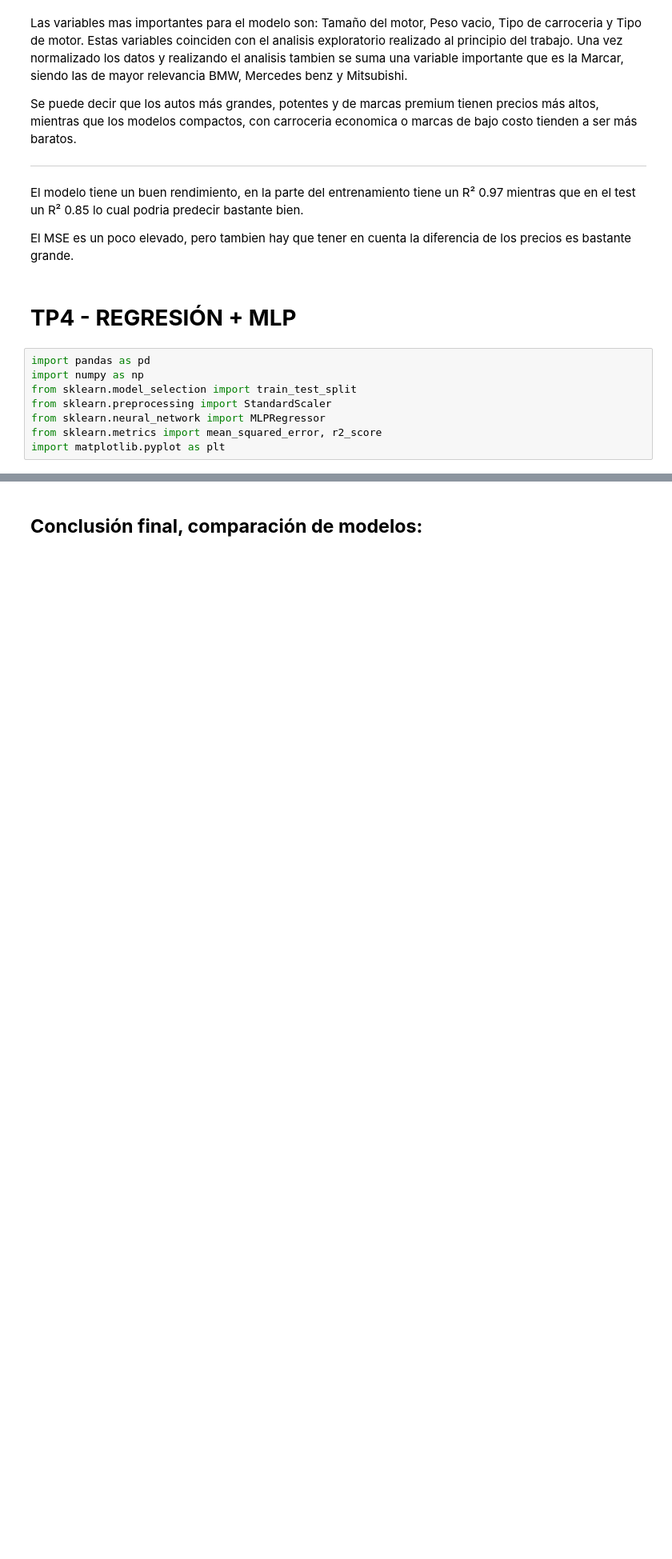
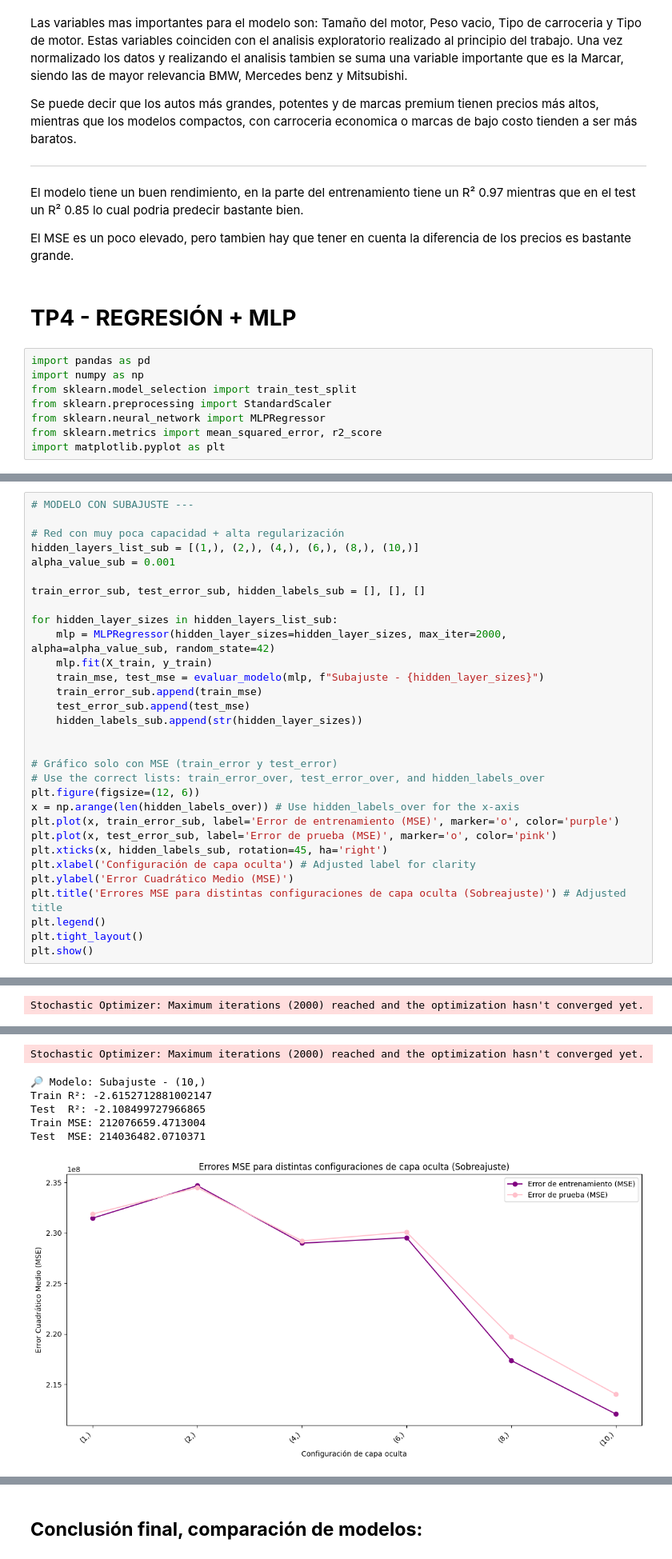
Before and after one commit to ErickMartinezz/AprendizajeAutomatico, a Jupyter notebook: TP4_Regresion_+_MLP_Automobiles.ipynb, the cells around one changed output, grey strips where cells are left out. Shown at 80% size. Drawn from its saved outputs; the diff is of its cells as text; blank space fills up the shorter version.

```diff
--- a/TP4_Regresion_+_MLP_Automobiles.ipynb
+++ b/TP4_Regresion_+_MLP_Automobiles.ipynb
@@ -726,0 +669,32 @@ fig.show()
+# %%
+# MODELO CON SUBAJUSTE ---
+
+# Red con muy poca capacidad + alta regularización
+hidden_layers_list_sub = [(1,), (2,), (4,), (6,), (8,), (10,)]
+alpha_value_sub = 0.001
+
+train_error_sub, test_error_sub, hidden_labels_sub = [], [], []
+
+for hidden_layer_sizes in hidden_layers_list_sub:
+    mlp = MLPRegressor(hidden_layer_sizes=hidden_layer_sizes, max_iter=2000, alpha=alpha_value_sub, random_state=42)
+    mlp.fit(X_train, y_train)
+    train_mse, test_mse = evaluar_modelo(mlp, f"Subajuste - {hidden_layer_sizes}")
+    train_error_sub.append(train_mse)
+    test_error_sub.append(test_mse)
+    hidden_labels_sub.append(str(hidden_layer_sizes))
+
+
+# Gráfico solo con MSE (train_error y test_error)
+# Use the correct lists: train_error_over, test_error_over, and hidden_labels_over
+plt.figure(figsize=(12, 6))
+x = np.arange(len(hidden_labels_over)) # Use hidden_labels_over for the x-axis
+plt.plot(x, train_error_sub, label='Error de entrenamiento (MSE)', marker='o', color='purple')
+plt.plot(x, test_error_sub, label='Error de prueba (MSE)', marker='o', color='pink')
+plt.xticks(x, hidden_labels_sub, rotation=45, ha='right')
+plt.xlabel('Configuración de capa oculta') # Adjusted label for clarity
+plt.ylabel('Error Cuadrático Medio (MSE)')
+plt.title('Errores MSE para distintas configuraciones de capa oculta (Sobreajuste)') # Adjusted title
+plt.legend()
+plt.tight_layout()
+plt.show()
+# %% [output]
@@ -726,0 +725 @@ fig.show()
+Stochastic Optimizer: Maximum iterations (2000) reached and the optimization hasn't converged yet.
@@ -726,0 +731,7 @@ fig.show()
+Stochastic Optimizer: Maximum iterations (2000) reached and the optimization hasn't converged yet.
+🔎 Modelo: Subajuste - (10,)
+Train R²: -2.6152712881002147
+Test  R²: -2.108499727966865
+Train MSE: 212076659.4713004
+Test  MSE: 214036482.0710371
+[figure, added]
```
Also changed, not shown: parts of 19 cells of this notebook.
